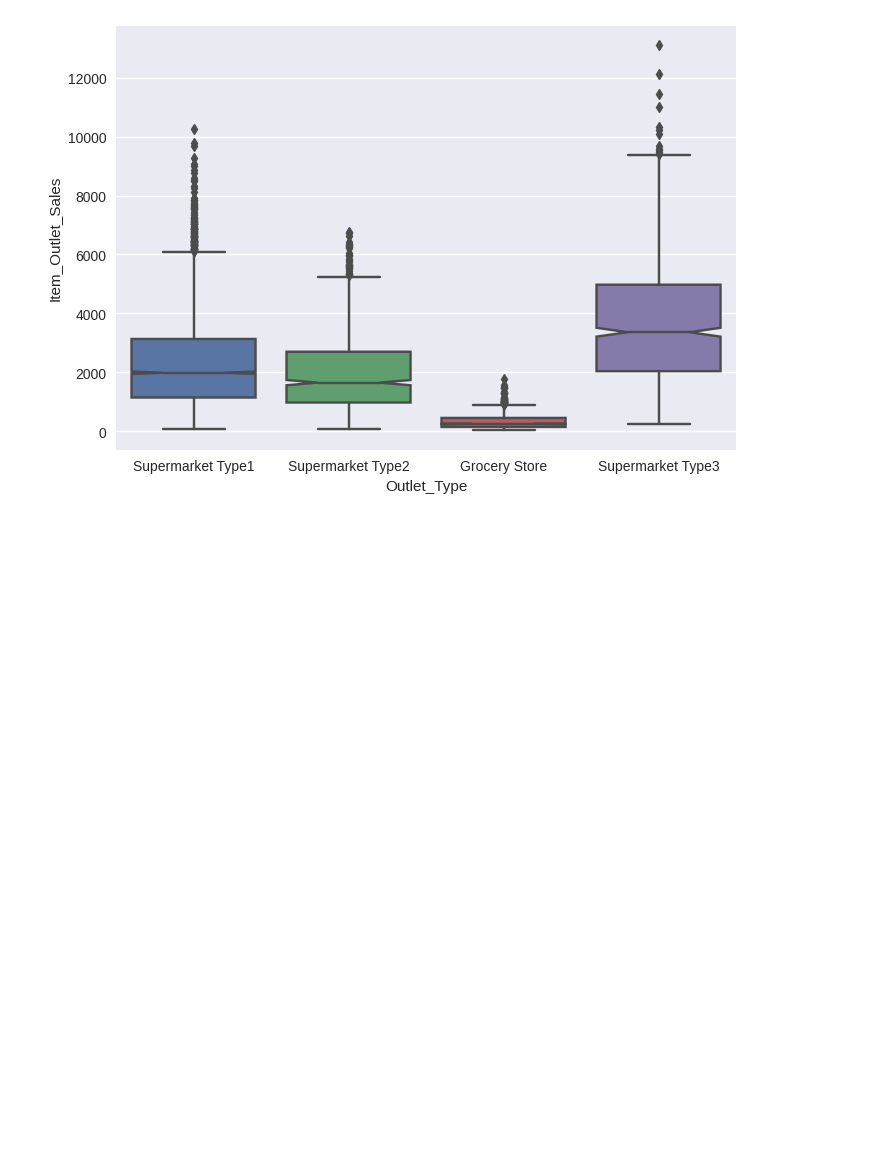
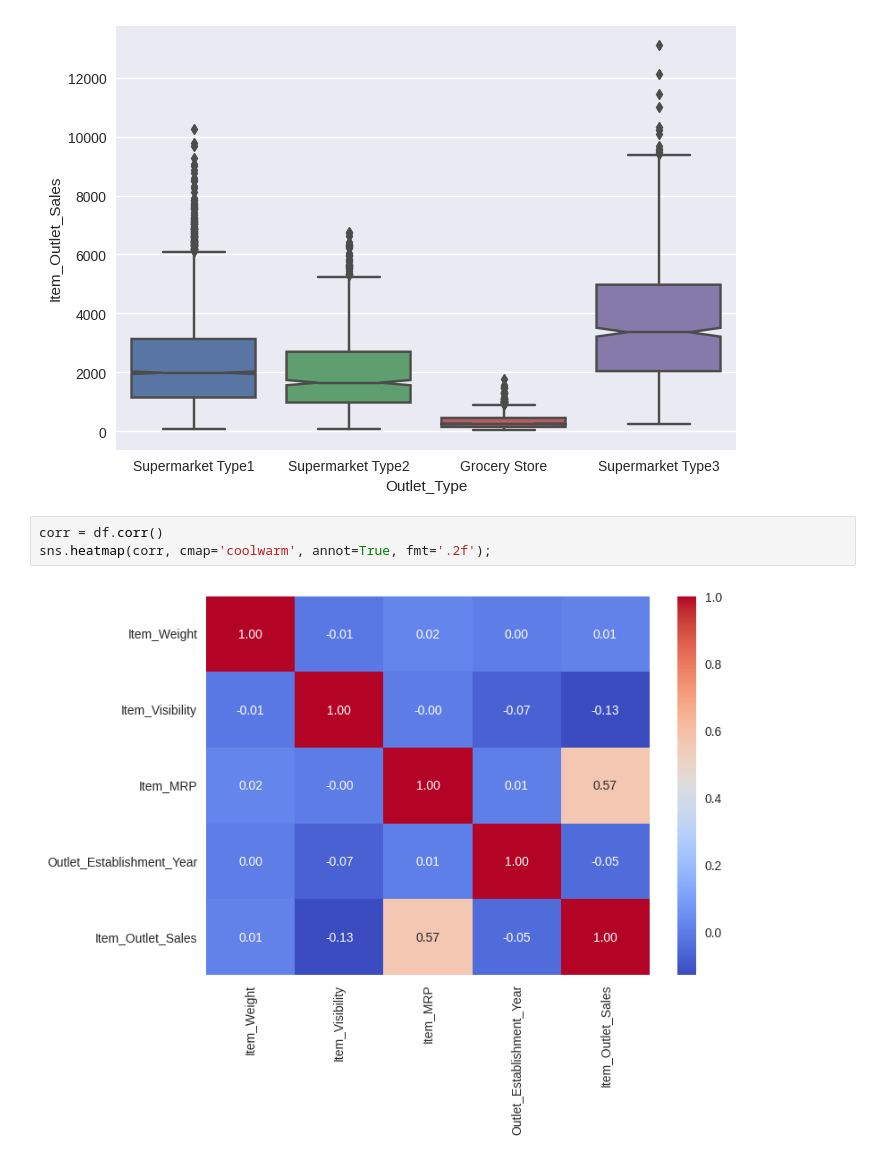
Before and after one commit to NotMaj/sales-predictions, a Jupyter notebook: Project_1.ipynb, the cells around one changed output. Drawn from its saved outputs; the diff is of its cells as text; blank space fills up the shorter version.

```diff
--- a/Project_1.ipynb
+++ b/Project_1.ipynb
@@ -315,3 +258,8 @@ plt.title('Distribution of Outlet Sales');
 sns.boxplot(data= df, x='Outlet_Type', y='Item_Outlet_Sales', notch= True);
 # %% [output]
 [figure]
+# %%
+corr = df.corr()
+sns.heatmap(corr, cmap='coolwarm', annot=True, fmt='.2f');
+# %% [output]
+[figure, added]
```
Also changed, not shown: parts of 25 cells of this notebook.
